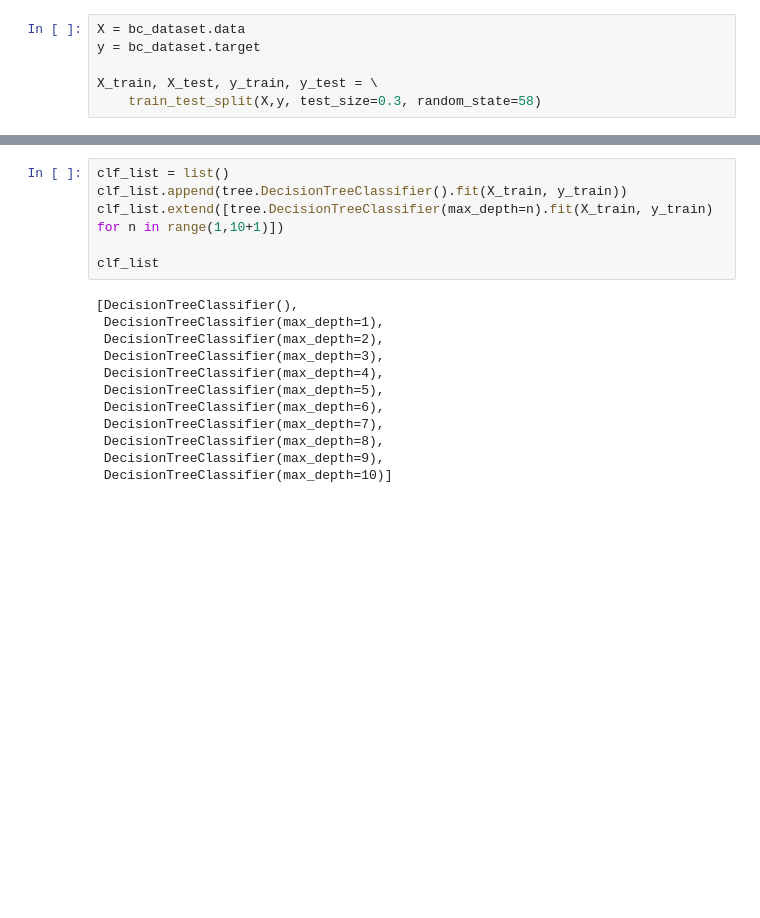
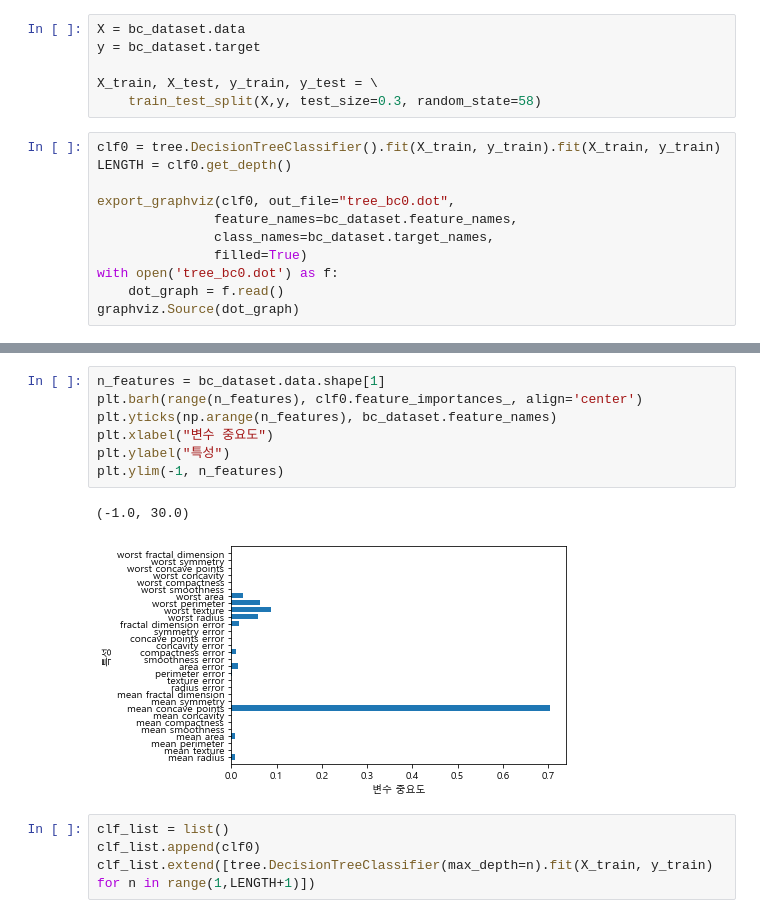
Before and after one commit to Nougaga/study, a Jupyter notebook: 200902~ 데이터 분석(python)/200910-study.ipynb, the cells around one changed output, grey strips where cells are left out. Drawn from its saved outputs; the diff is of its cells as text; blank space fills up the shorter version.

```diff
--- a/200902~ 데이터 분석(python)/200910-study.ipynb
+++ b/200902~ 데이터 분석(python)/200910-study.ipynb
@@ -438,3 +436,14 @@ y = bc_dataset.target
 
 X_train, X_test, y_train, y_test = \
     train_test_split(X,y, test_size=0.3, random_state=58)
+# %%
+clf0 = tree.DecisionTreeClassifier().fit(X_train, y_train).fit(X_train, y_train)
+LENGTH = clf0.get_depth()
+
+export_graphviz(clf0, out_file="tree_bc0.dot",
+               feature_names=bc_dataset.feature_names,
+               class_names=bc_dataset.target_names,
+               filled=True)
+with open('tree_bc0.dot') as f:
+    dot_graph = f.read()
+graphviz.Source(dot_graph)
@@ -441,19 +452,15 @@ X_train, X_test, y_train, y_test = \
+# %%
+n_features = bc_dataset.data.shape[1]
+plt.barh(range(n_features), clf0.feature_importances_, align='center')
+plt.yticks(np.arange(n_features), bc_dataset.feature_names)
+plt.xlabel("변수 중요도")
+plt.ylabel("특성")
+plt.ylim(-1, n_features)
+# %% [output]
+(-1.0, 30.0)
+[figure, added]
 # %%
 clf_list = list()
-clf_list.append(tree.DecisionTreeClassifier().fit(X_train, y_train))
-clf_list.extend([tree.DecisionTreeClassifier(max_depth=n).fit(X_train, y_train) for n in range(1,10+1)])
-
-clf_list
+clf_list.append(clf0)
+clf_list.extend([tree.DecisionTreeClassifier(max_depth=n).fit(X_train, y_train) for n in range(1,LENGTH+1)])
-# %% [output]
-[DecisionTreeClassifier(),
- DecisionTreeClassifier(max_depth=1),
- DecisionTreeClassifier(max_depth=2),
- DecisionTreeClassifier(max_depth=3),
- DecisionTreeClassifier(max_depth=4),
- DecisionTreeClassifier(max_depth=5),
- DecisionTreeClassifier(max_depth=6),
- DecisionTreeClassifier(max_depth=7),
- DecisionTreeClassifier(max_depth=8),
- DecisionTreeClassifier(max_depth=9),
- DecisionTreeClassifier(max_depth=10)]
 # %%
```
Also changed, not shown: parts of 12 cells of this notebook, 16 other files.
